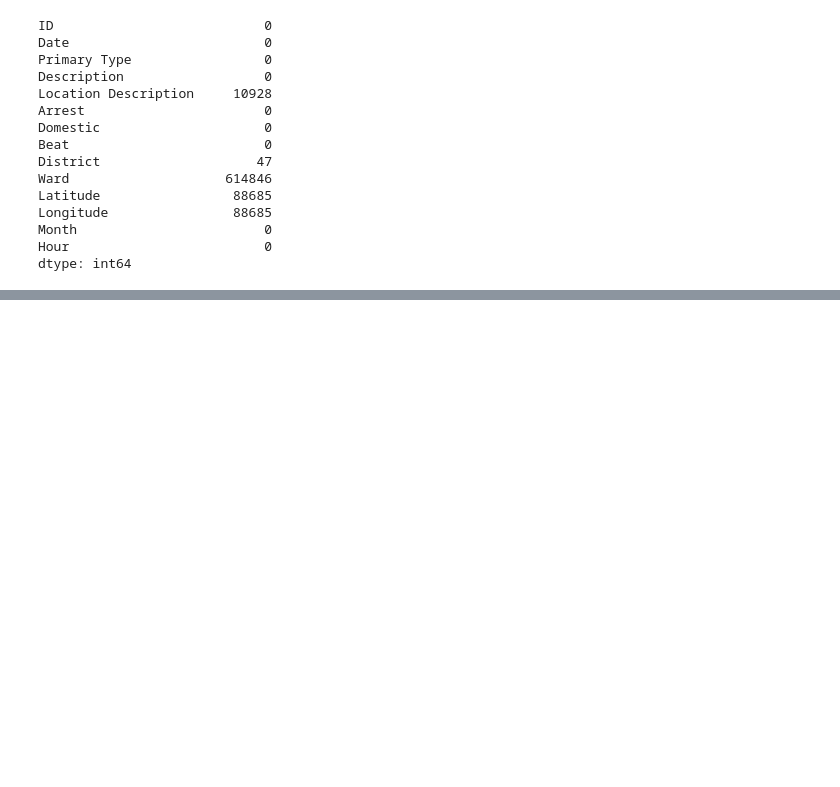
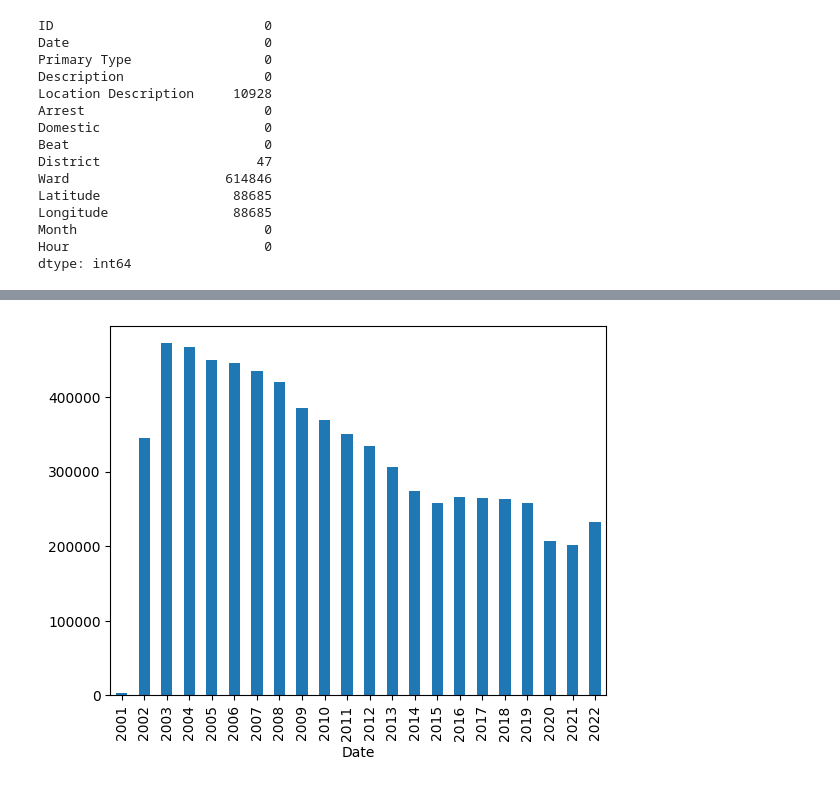
Before and after one commit to Ozedim/Ozedim, a Jupyter notebook: Project_3_Part_1_(Core)_OGWANG_TREVOR.ipynb, the cells around one changed output, grey strips where cells are left out. Drawn from its saved outputs; the diff is of its cells as text; code cells hidden in the pictures; blank space fills up the shorter version.

```diff
--- a/Project_3_Part_1_(Core)_OGWANG_TREVOR.ipynb
+++ b/Project_3_Part_1_(Core)_OGWANG_TREVOR.ipynb
@@ -326,0 +342,3 @@ def plot_acf_pacf(ts, nlags=20, figsize=(10, 5),
+# %%
+df =Crime_df.set_index('Date')
+df
@@ -358,0 +394,3 @@ Index(['ID', 'Date', 'Primary Type', 'Description', 'Location Description',
+# %%
+df = df.dropna(subset=['Location Description','Ward','District','Latitude','Longitude'])
+df
@@ -358,0 +412,4 @@ Index(['ID', 'Date', 'Primary Type', 'Description', 'Location Description',
+# %%
+# Impute null values
+df = df.interpolate()
+df.isna().sum()
@@ -358,0 +431,3 @@ Index(['ID', 'Date', 'Primary Type', 'Description', 'Location Description',
+# %%
+df = df.sort_index()
+df.index
@@ -358,0 +447,11 @@ Index(['ID', 'Date', 'Primary Type', 'Description', 'Location Description',
+# %%
+# Convert the index to a DatetimeIndex
+df.index = pd.to_datetime(df.index)
+
+# Access the year attribute
+years = df.index.year
+
+# Plot the bar chart
+years.value_counts().sort_index().plot(kind='bar');
+# %% [output]
+[figure, added]
```
Also changed, not shown: parts of 53 cells of this notebook.
